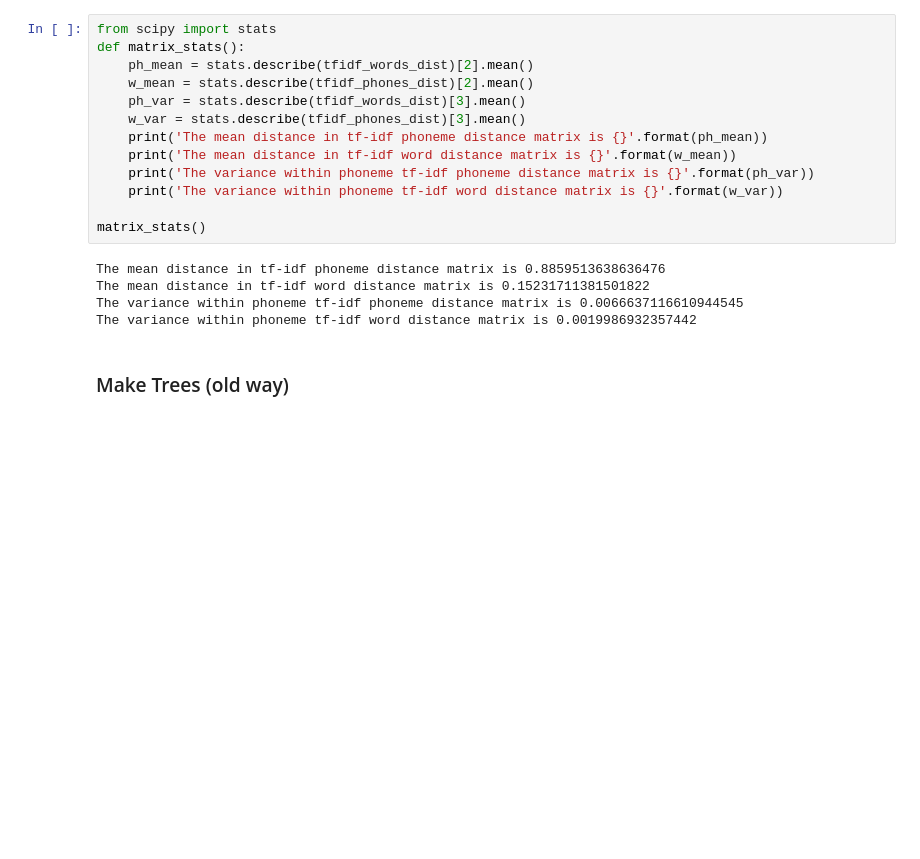
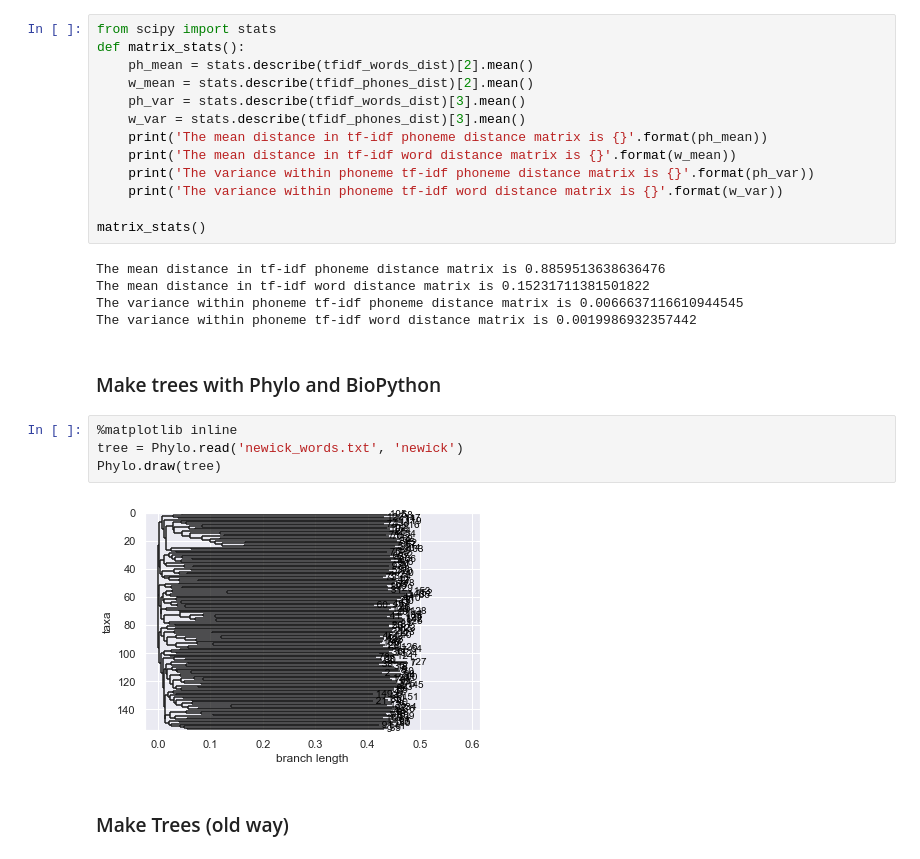
Before and after one commit to timholds/shakespeare, a Jupyter notebook: analyze-sonnets.ipynb, the cells around one changed output. Saved outputs shown, nothing was run; the diff lists cells and outputs as text; blank space fills up the shorter version.

```diff
--- a/analyze-sonnets.ipynb
+++ b/analyze-sonnets.ipynb
@@ -411,6 +521,14 @@ The mean distance in tf-idf phoneme distance matrix is 0.8859513638636476
 The mean distance in tf-idf word distance matrix is 0.15231711381501822
 The variance within phoneme tf-idf phoneme distance matrix is 0.0066637116610944545
 The variance within phoneme tf-idf word distance matrix is 0.0019986932357442
+# %% [markdown]
+### Make trees with Phylo and BioPython
+# %%
+%matplotlib inline
+tree = Phylo.read('newick_words.txt', 'newick')
+Phylo.draw(tree)
+# %% [output]
+[figure, added]
 # %% [markdown]
 ### Make Trees (old way)
 # %%
```
Also changed, not shown: parts of 29 cells of this notebook, 25 other files.
